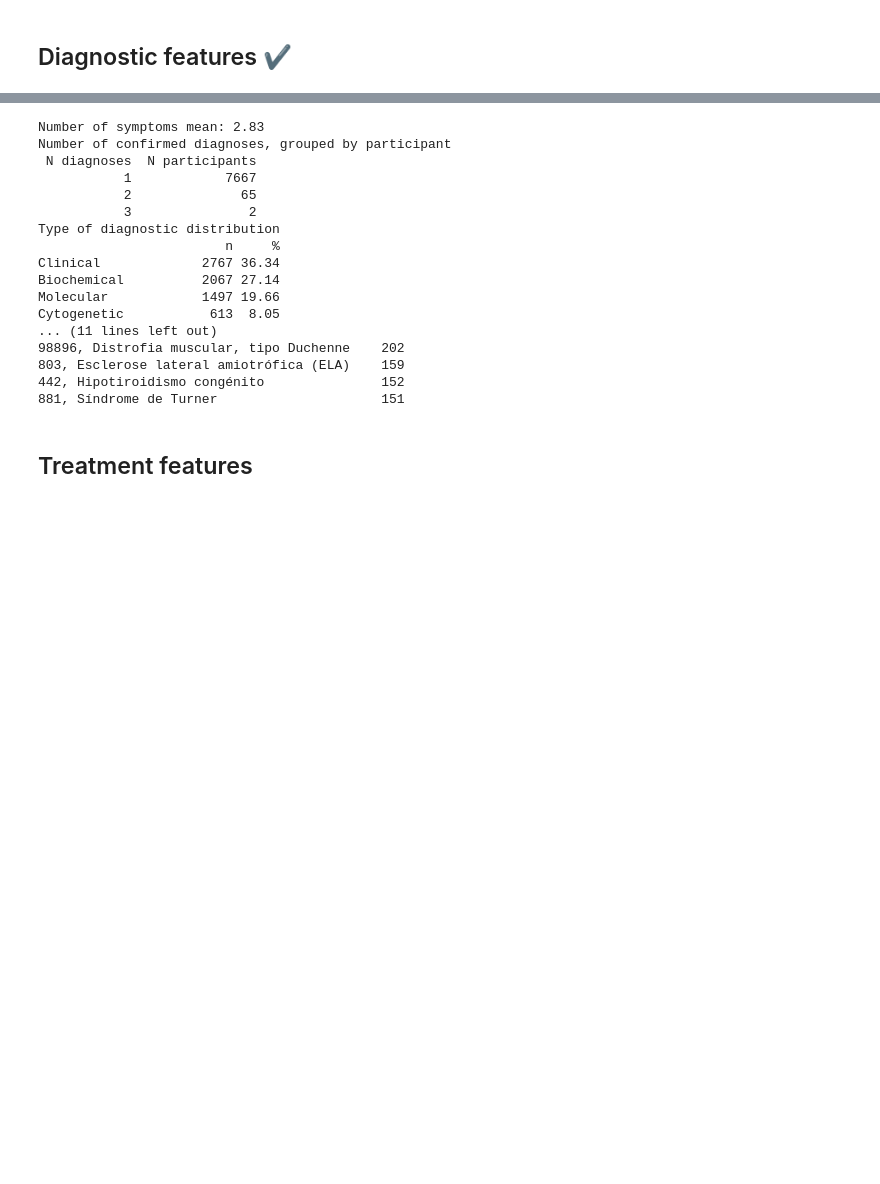
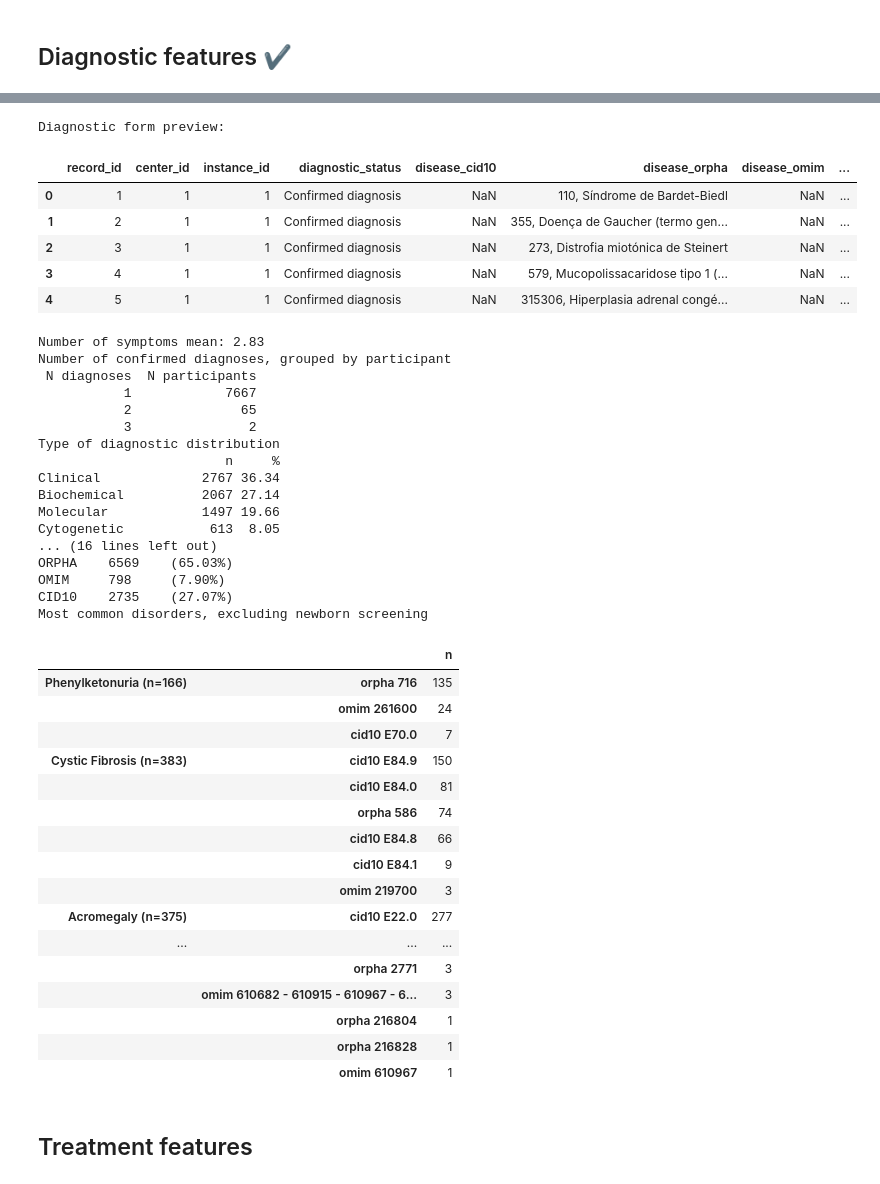
Before and after one commit to RARAS-BR/retrospective_manuscript, a Jupyter notebook: descriptive_analysis.ipynb, the cells around one changed output, grey strips where cells are left out. Saved outputs shown, nothing was run; the diff lists cells and outputs as text; code cells hidden in the pictures; blank space fills up the shorter version.

```diff
--- a/descriptive_analysis.ipynb
+++ b/descriptive_analysis.ipynb
@@ -76,47 +64,85 @@ Diagnostic form preview:
 # %%
+print(f'{Y}Diagnostic form preview:{R}')
+display(diag_df.head())
+
 print(f"{Y}Number of symptoms mean:{R} {diag_df['symptoms'].dropna().str.split(', ').apply(len).mean():.2f}")
 print(f'{Y}Number of confirmed diagnoses, grouped by participant{R}')
 print(
     diag_df
     [confirmed_diag_mask]
     .groupby('record_id')
     ['diagnostic_status'].count().value_counts()
     .reset_index()
     .rename(columns={
         'index': 'N diagnoses',
         'diagnostic_status': 'N participants'
     })
     .to_string(index=False)
 )
 
 print(f'{Y}Type of diagnostic distribution{R}')
 print(diag_df[confirmed_diag_mask]['diagnostic_type']
  .dropna().apply(lambda x: x.split(' ')[0])
  .value_counts(total=True, ascending=False).to_string())
 
 print(f'{Y}Etiological diagnostic distribution, among confirmed diagnoses{R}')
 _mask = diag_df['diagnostic_type'].str.contains('Etiologic').fillna(False)
 print(diag_df[_mask & confirmed_diag_mask]['diagnostic_type'].value_counts(total=True, ascending=False).to_string())
 print(f'{Y}Most common disorders, by ORPHA code:{R}')
 print(diag_df[confirmed_diag_mask]['disease_orpha'].value_counts().head().to_string())
+
+diseases_columns = ['disease_orpha', 'disease_omim', 'disease_cid10']
+total = diag_df[diseases_columns].notna().sum().sum()
+print(f'{Y}Terminologies{R}')
+for name, col in zip(['ORPHA', 'OMIM', 'CID10'], diseases_columns):
+    print(name, '\t', disease_sum := diag_df[col].notna().sum(), '\t', f"({disease_sum / total * 100:.2f}%)")
+
+print('Most common disorders, excluding newborn screening')
+_mask = diag_df['diagnostic_moment'] != 'Newborn screening'
+s = create_disease_count(diag_df[_mask][['disease_orpha', 'disease_omim', 'disease_cid10']])
+display(s.to_frame())
 # %% [output]
-Number of symptoms mean: 2.83
-Number of confirmed diagnoses, grouped by participant
- N diagnoses  N participants
-           1            7667
-           2              65
-           3               2
-Type of diagnostic distribution
-                        n     %
-Clinical             2767 36.34
-Biochemical          2067 27.14
-Molecular            1497 19.66
-Cytogenetic           613  8.05
-... (11 lines left out)
-98896, Distrofia muscular, tipo Duchenne    202
-803, Esclerose lateral amiotrófica (ELA)    159
-442, Hipotiroidismo congénito               152
-881, Síndrome de Turner                     151
+Diagnostic form preview:
+|  | record_id | center_id | instance_id | diagnostic_status | disease_cid10 | disease_orpha | disease_omim | ... |
+| 0 | 1 | 1 | 1 | Confirmed diagnosis | NaN | 110, Síndrome de Bardet-Biedl | NaN | ... |
+| 1 | 2 | 1 | 1 | Confirmed diagnosis | NaN | 355, Doença de Gaucher (termo gen... | NaN | ... |
+| 2 | 3 | 1 | 1 | Confirmed diagnosis | NaN | 273, Distrofia miotónica de Steinert | NaN | ... |
+| 3 | 4 | 1 | 1 | Confirmed diagnosis | NaN | 579, Mucopolissacaridose tipo 1 (... | NaN | ... |
+| 4 | 5 | 1 | 1 | Confirmed diagnosis | NaN | 315306, Hiperplasia adrenal congé... | NaN | ... |
+Number of symptoms mean: 2.83
+Number of confirmed diagnoses, grouped by participant
+ N diagnoses  N participants
+           1            7667
+           2              65
+           3               2
+Type of diagnostic distribution
+                        n     %
+Clinical             2767 36.34
+Biochemical          2067 27.14
+Molecular            1497 19.66
+Cytogenetic           613  8.05
+... (16 lines left out)
+ORPHA    6569    (65.03%)
+OMIM     798     (7.90%)
+CID10    2735    (27.07%)
+Most common disorders, excluding newborn screening
+|  |  | n |
+| Phenylketonuria (n=166) | orpha 716 | 135 |
+|  | omim 261600 | 24 |
+|  | cid10 E70.0 | 7 |
+| Cystic Fibrosis (n=383) | cid10 E84.9 | 150 |
+|  | cid10 E84.0 | 81 |
+|  | orpha 586 | 74 |
+|  | cid10 E84.8 | 66 |
+|  | cid10 E84.1 | 9 |
+|  | omim 219700 | 3 |
+| Acromegaly (n=375) | cid10 E22.0 | 277 |
+| ... | ... | ... |
+|  | orpha 2771 | 3 |
+|  | omim 610682 - 610915 - 610967 - 6... | 3 |
+|  | orpha 216804 | 1 |
+|  | orpha 216828 | 1 |
+|  | omim 610967 | 1 |
 # %% [markdown]
 ## Treatment features
 # %%
```
Also changed, not shown: parts of 9 cells of this notebook, 2 other files.
